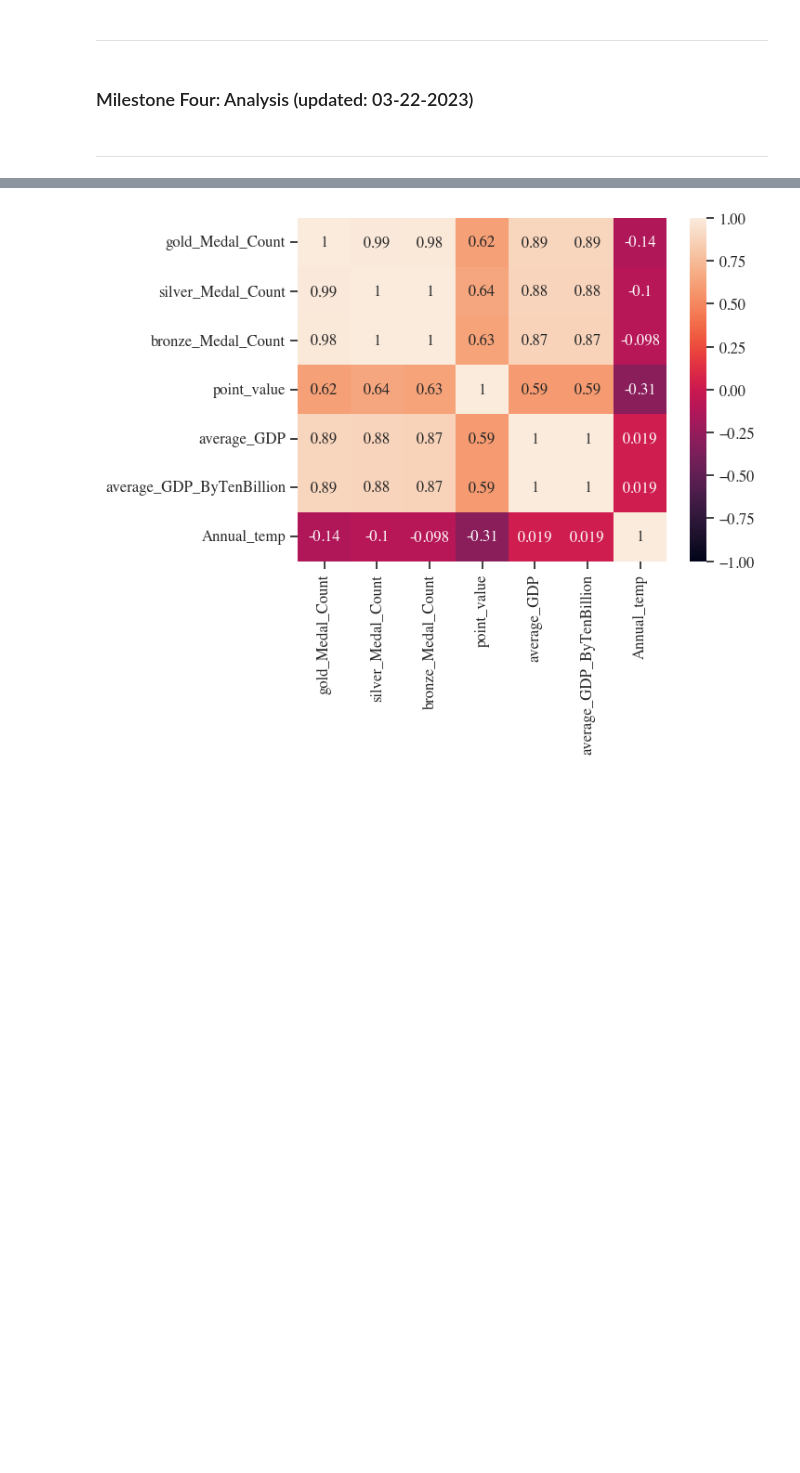
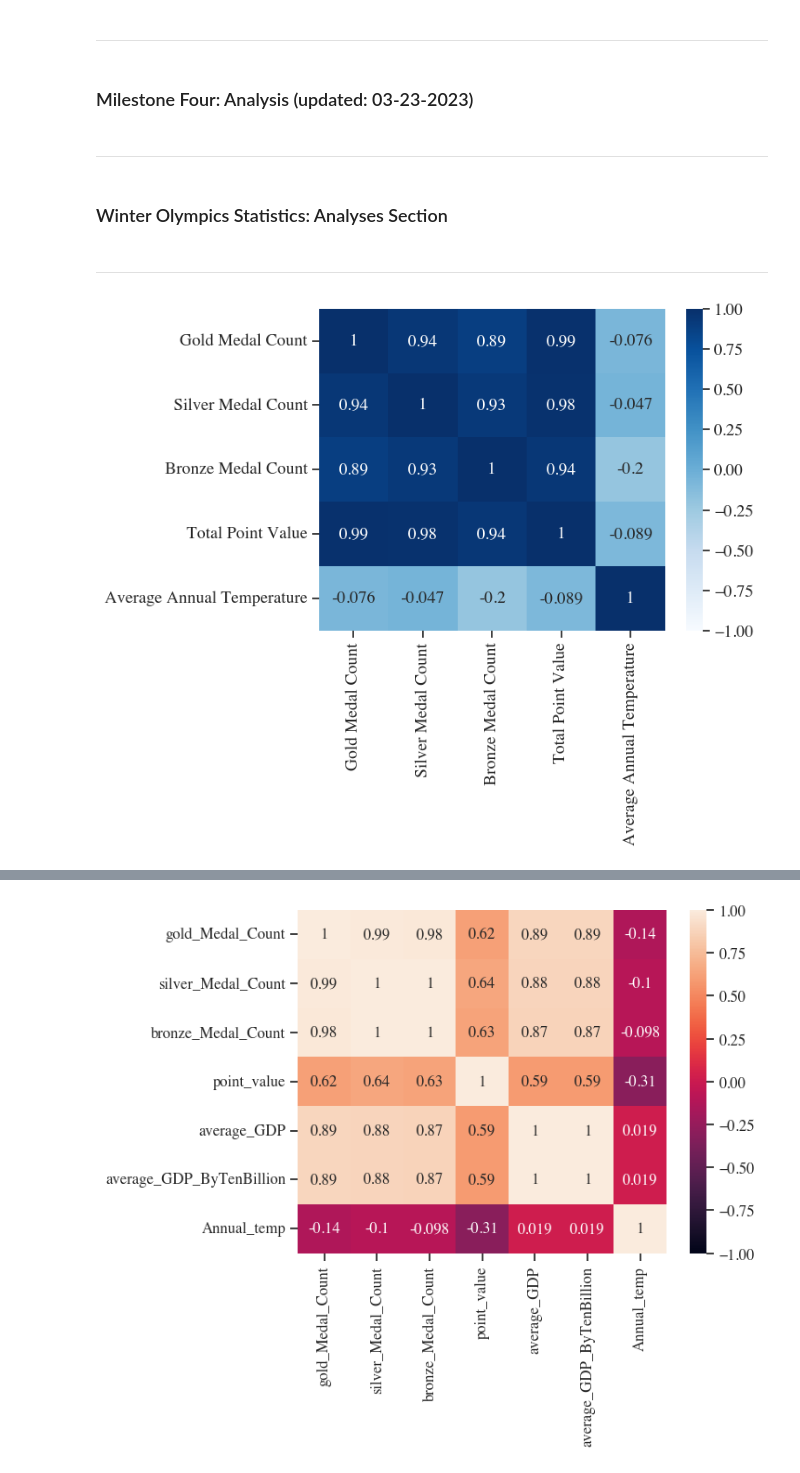
Before and after one commit to ubco-W2022T2-data301/project-group-group17, a Jupyter notebook: analysis/notebooks/analysis_cynthia.ipynb, the cells around one changed output, grey strips where cells are left out. Cells and saved outputs as stored; diff of their text form; code cells hidden in the pictures; blank space fills up the shorter version.

```diff
--- a/analysis/notebooks/analysis_cynthia.ipynb
+++ b/analysis/notebooks/analysis_cynthia.ipynb
@@ -640,7 +661,11 @@ See below!!
 # %% [markdown]
 ---
 # %% [markdown]
-<h3 align="left"> Milestone Four: Analysis (updated: 03-22-2023)</h3>
+<h3 align="left"> Milestone Four: Analysis (updated: 03-23-2023)</h3>
+# %% [markdown]
+---
+# %% [markdown]
+<h3 align="left"> Winter Olympics Statistics: Analyses Section </h3>
 # %% [markdown]
 ---
 # %%
@@ -648,3 +673,17 @@ See below!!
 WinterStatistics = pd.merge(GoldPerCountry, SilverPerCountry, left_on='country', right_on='country', copy=False).merge(BronzePerCountry, on="country", copy=False).merge(TotalPointsCountry, on="country", copy=False).merge(GDPCountry1, on="country_code", copy=False).merge(HistTemp1, on="country_code")
 WinterStatistics = WinterStatistics.drop(columns=['medal_type_x', 'medal_type_y', 'country_code_y','medal_type', 'country_code', 'country_y', 'country','hot_cold']).rename(columns = {'country_x': 'country', 'country_code_x': "country_code"})
 WinterStatistics = WinterStatistics[0:16]
+# %%
+## WINTER OLYMPICS ANALYSES:
+WinterStatisticsCorrPlot = WinterStatistics[['gold_Medal_Count', 'silver_Medal_Count',
+                                             'bronze_Medal_Count', 'point_value', 'Annual_temp']]
+
+WinterStatisticsCorrPlot= WinterStatisticsCorrPlot.rename(columns={'gold_Medal_Count': 'Gold Medal Count',
+                                         'silver_Medal_Count': 'Silver Medal Count',
+                                         'bronze_Medal_Count':'Bronze Medal Count',
+                                         'point_value': "Total Point Value",
+                                         'Annual_temp': 'Average Annual Temperature'})
+
+WinterCorrPlot = sns.heatmap(WinterStatisticsCorrPlot.corr(),vmin=-1, vmax=1, annot=True,cmap="Blues")
+# %% [output]
+[figure, added]
```
Also changed, not shown: parts of 23 cells of this notebook.
